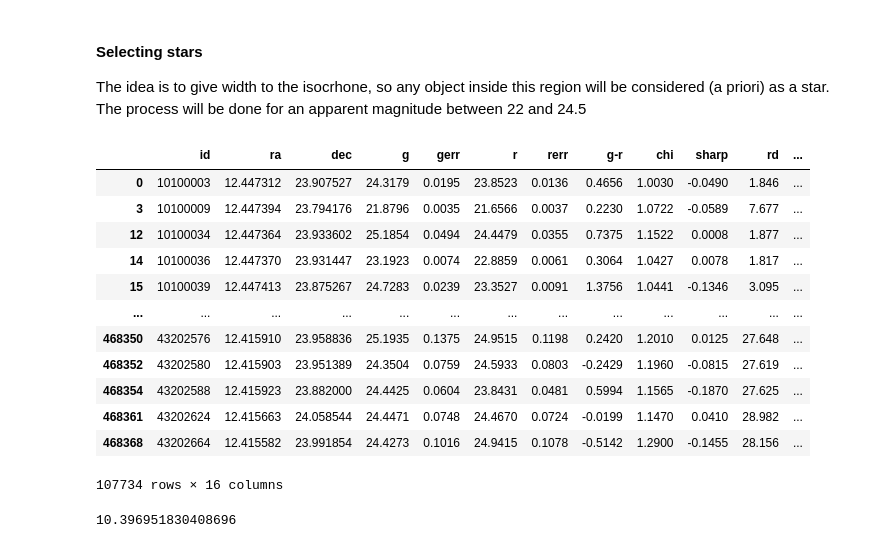
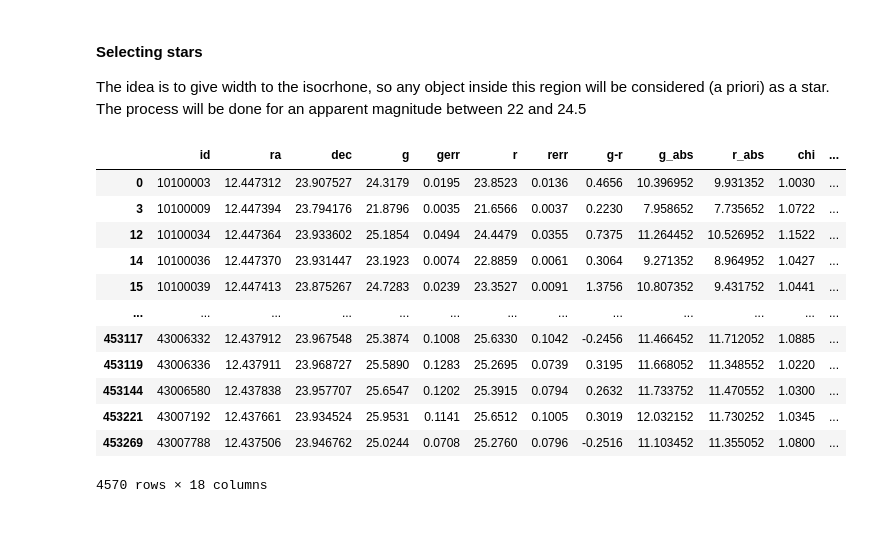
Before and after one commit to vPedreros/MW_Satellites, a Jupyter notebook: MW_satellites_nb.ipynb, the cells around one changed output. Cells and saved outputs as stored; diff of their text form; code cells hidden in the pictures.

Commit message:
Dataframe containing near stars to the isochrone done.

```diff
--- a/MW_satellites_nb.ipynb
+++ b/MW_satellites_nb.ipynb
@@ -11,0 +18,4 @@ plt.rc('axes', labelsize=20) #fontsize of the x and y labels
+# %%
+def app_2_abs(app, d=44):
+    output = app + 5 - (5 * np.log(d))
+    return output
@@ -20,6 +32,9 @@ df['ar'] = df['ar'].apply(lambda x : float(x.strip('"')))
 
 # Column with G-R
 df.insert(7, 'g-r', df.g - df.r, True)
+# Column with absolute magnitudes
+df.insert(8, 'g_abs', df.g.apply(app_2_abs), True)
+df.insert(9, 'r_abs', df.r.apply(app_2_abs), True)
 # %%
 df
 # %% [output]
@@ -266,21 +280,21 @@ isochrone_cmd_radius(df_filtered, df_iso3, inner_radius)
 
 The idea is to give width to the isocrhone, so any object inside this region will be considered (a priori) as a star. The process will be done for an apparent magnitude between 22 and 24.5
 # %%
-mag_mask = (df_filtered.g >= 22) & (df_filtered.r <= 24.5) & (df_filtered.rd <= 10)
+mag_mask = (df_filtered.g >= 22) & (df_filtered.r <= 24.5)
 
-df_ss = df_filtered.loc[mask]
-df_ss
+df_new = df_filtered.loc[mask & (df_filtered.rd <= 10)]
+df_new
 # %% [output]
-|  | id | ra | dec | g | gerr | r | rerr | g-r | chi | sharp | rd | ... |
-| 0 | 10100003 | 12.447312 | 23.907527 | 24.3179 | 0.0195 | 23.8523 | 0.0136 | 0.4656 | 1.0030 | -0.0490 | 1.846 | ... |
-| 3 | 10100009 | 12.447394 | 23.794176 | 21.8796 | 0.0035 | 21.6566 | 0.0037 | 0.2230 | 1.0722 | -0.0589 | 7.677 | ... |
-| 12 | 10100034 | 12.447364 | 23.933602 | 25.1854 | 0.0494 | 24.4479 | 0.0355 | 0.7375 | 1.1522 | 0.0008 | 1.877 | ... |
-| 14 | 10100036 | 12.447370 | 23.931447 | 23.1923 | 0.0074 | 22.8859 | 0.0061 | 0.3064 | 1.0427 | 0.0078 | 1.817 | ... |
-| 15 | 10100039 | 12.447413 | 23.875267 | 24.7283 | 0.0239 | 23.3527 | 0.0091 | 1.3756 | 1.0441 | -0.1346 | 3.095 | ... |
+|  | id | ra | dec | g | gerr | r | rerr | g-r | g_abs | r_abs | chi | ... |
+| 0 | 10100003 | 12.447312 | 23.907527 | 24.3179 | 0.0195 | 23.8523 | 0.0136 | 0.4656 | 10.396952 | 9.931352 | 1.0030 | ... |
+| 3 | 10100009 | 12.447394 | 23.794176 | 21.8796 | 0.0035 | 21.6566 | 0.0037 | 0.2230 | 7.958652 | 7.735652 | 1.0722 | ... |
+| 12 | 10100034 | 12.447364 | 23.933602 | 25.1854 | 0.0494 | 24.4479 | 0.0355 | 0.7375 | 11.264452 | 10.526952 | 1.1522 | ... |
+| 14 | 10100036 | 12.447370 | 23.931447 | 23.1923 | 0.0074 | 22.8859 | 0.0061 | 0.3064 | 9.271352 | 8.964952 | 1.0427 | ... |
+| 15 | 10100039 | 12.447413 | 23.875267 | 24.7283 | 0.0239 | 23.3527 | 0.0091 | 1.3756 | 10.807352 | 9.431752 | 1.0441 | ... |
 | ... | ... | ... | ... | ... | ... | ... | ... | ... | ... | ... | ... | ... |
-| 468350 | 43202576 | 12.415910 | 23.958836 | 25.1935 | 0.1375 | 24.9515 | 0.1198 | 0.2420 | 1.2010 | 0.0125 | 27.648 | ... |
-| 468352 | 43202580 | 12.415903 | 23.951389 | 24.3504 | 0.0759 | 24.5933 | 0.0803 | -0.2429 | 1.1960 | -0.0815 | 27.619 | ... |
-| 468354 | 43202588 | 12.415923 | 23.882000 | 24.4425 | 0.0604 | 23.8431 | 0.0481 | 0.5994 | 1.1565 | -0.1870 | 27.625 | ... |
-| 468361 | 43202624 | 12.415663 | 24.058544 | 24.4471 | 0.0748 | 24.4670 | 0.0724 | -0.0199 | 1.1470 | 0.0410 | 28.982 | ... |
-| 468368 | 43202664 | 12.415582 | 23.991854 | 24.4273 | 0.1016 | 24.9415 | 0.1078 | -0.5142 | 1.2900 | -0.1455 | 28.156 | ... |
+| 453117 | 43006332 | 12.437912 | 23.967548 | 25.3874 | 0.1008 | 25.6330 | 0.1042 | -0.2456 | 11.466452 | 11.712052 | 1.0885 | ... |
+| 453119 | 43006336 | 12.437911 | 23.968727 | 25.5890 | 0.1283 | 25.2695 | 0.0739 | 0.3195 | 11.668052 | 11.348552 | 1.0220 | ... |
+| 453144 | 43006580 | 12.437838 | 23.957707 | 25.6547 | 0.1202 | 25.3915 | 0.0794 | 0.2632 | 11.733752 | 11.470552 | 1.0300 | ... |
+| 453221 | 43007192 | 12.437661 | 23.934524 | 25.9531 | 0.1141 | 25.6512 | 0.1005 | 0.3019 | 12.032152 | 11.730252 | 1.0345 | ... |
+| 453269 | 43007788 | 12.437506 | 23.946762 | 25.0244 | 0.0708 | 25.2760 | 0.0796 | -0.2516 | 11.103452 | 11.355052 | 1.0800 | ... |
-107734 rows × 16 columns
+4570 rows × 18 columns
@@ -291,4 +300,0 @@ def app_2_abs(app, d=44):
-# %%
-app_2_abs(df_ss.g[0], 44)
-# %% [output]
-10.396951830408696
```
Also changed, not shown: parts of 31 cells of this notebook.
